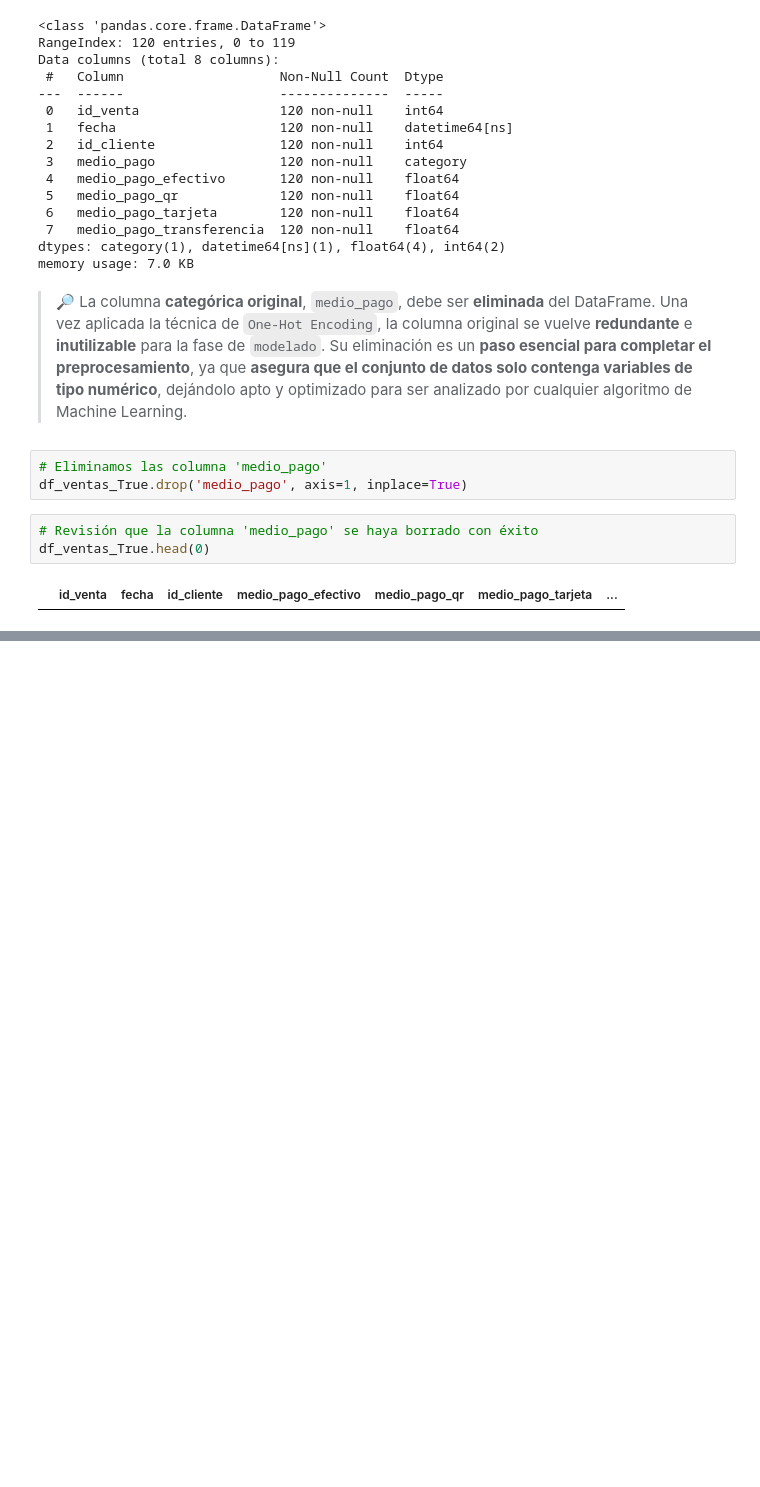
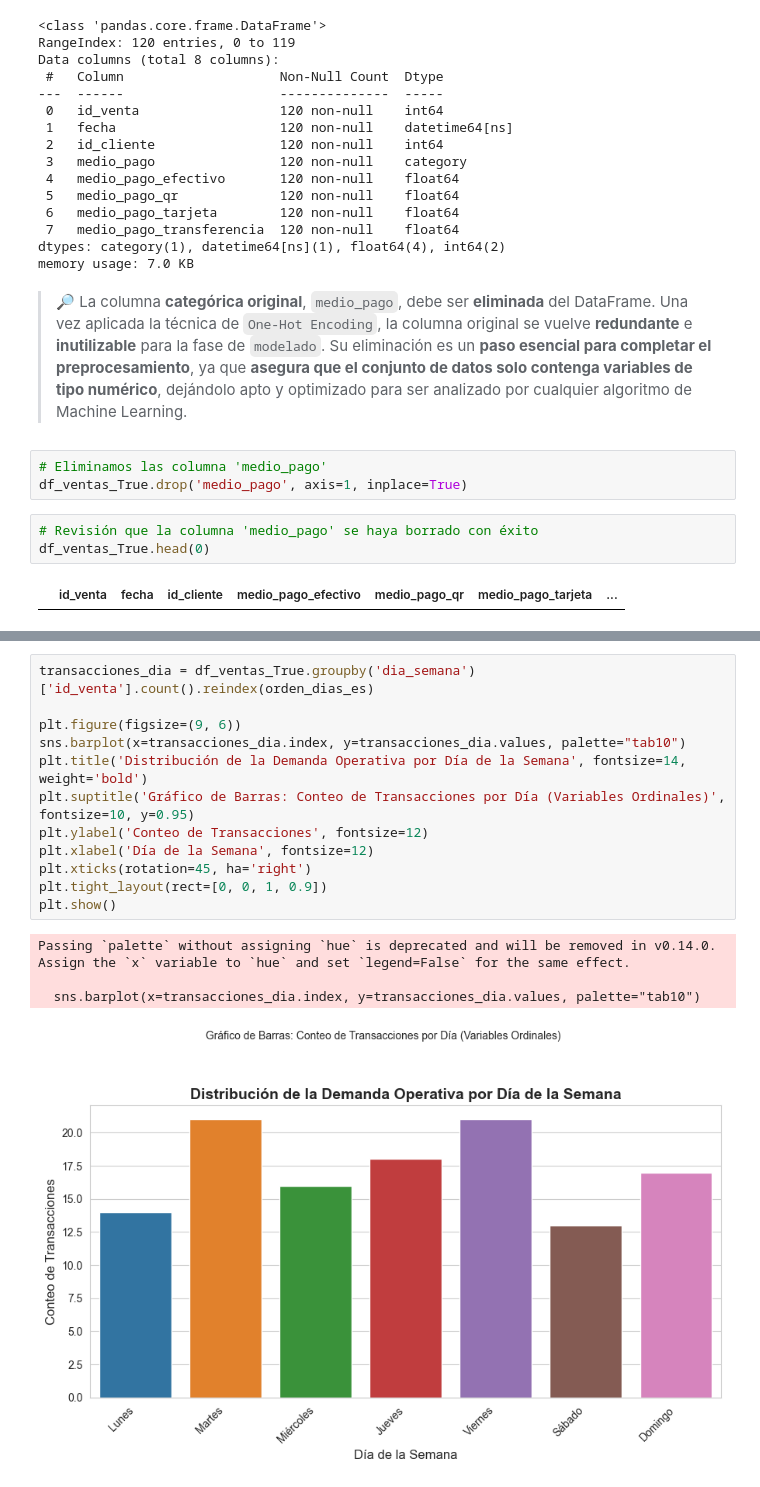
Before and after one commit to augustovillegas/ProyectoAurelionIBM, a Jupyter notebook: limp_y_trans_ventas.ipynb, the cells around one changed output, grey strips where cells are left out. Saved outputs shown, nothing was run; the diff lists cells and outputs as text; blank space fills up the shorter version.

```diff
--- a/limp_y_trans_ventas.ipynb
+++ b/limp_y_trans_ventas.ipynb
@@ -581,0 +554,17 @@ Pendiente tendencia lineal (transacciones/mes): -0.51
+# %%
+transacciones_dia = df_ventas_True.groupby('dia_semana')['id_venta'].count().reindex(orden_dias_es)
+
+plt.figure(figsize=(9, 6))
+sns.barplot(x=transacciones_dia.index, y=transacciones_dia.values, palette="tab10")
+plt.title('Distribución de la Demanda Operativa por Día de la Semana', fontsize=14, weight='bold')
+plt.suptitle('Gráfico de Barras: Conteo de Transacciones por Día (Variables Ordinales)', fontsize=10, y=0.95)
+plt.ylabel('Conteo de Transacciones', fontsize=12)
+plt.xlabel('Día de la Semana', fontsize=12)
+plt.xticks(rotation=45, ha='right')
+plt.tight_layout(rect=[0, 0, 1, 0.9])
+plt.show()
+# %% [output]
+Passing `palette` without assigning `hue` is deprecated and will be removed in v0.14.0. Assign the `x` variable to `hue` and set `legend=False` for the same effect.
+
+  sns.barplot(x=transacciones_dia.index, y=transacciones_dia.values, palette="tab10")
+[figure, added]
```
Also changed, not shown: parts of 24 cells of this notebook.
